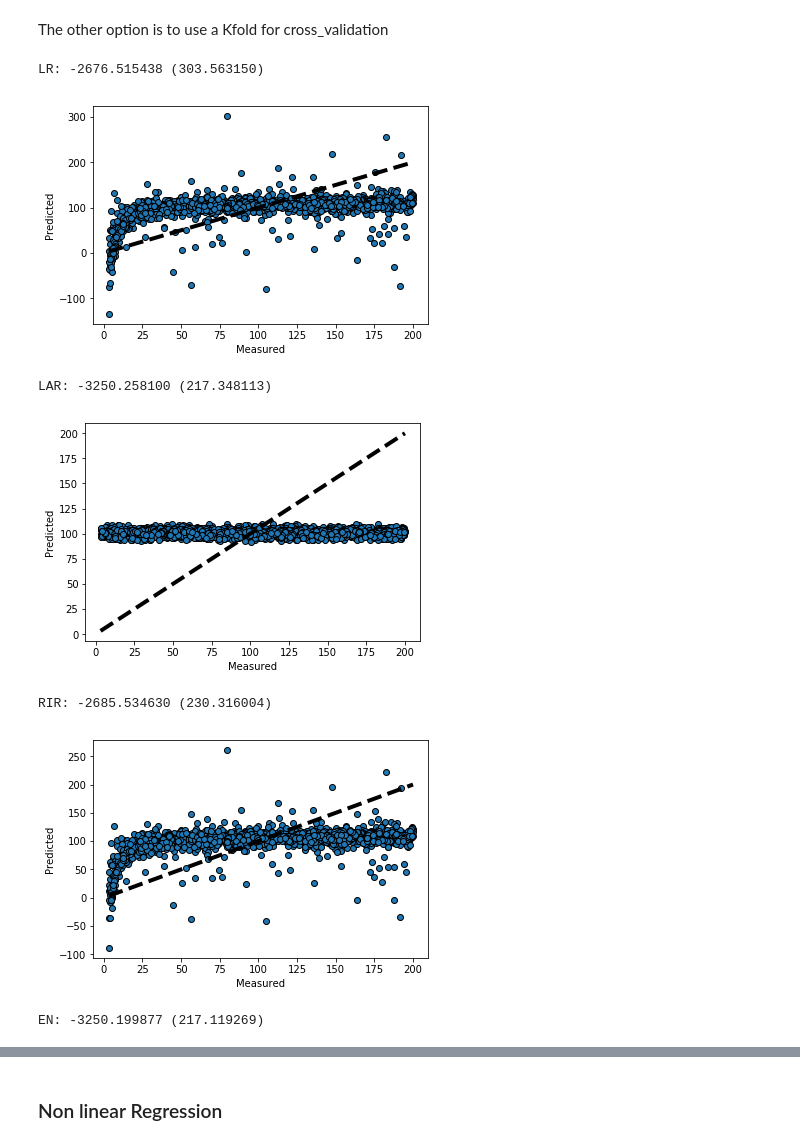
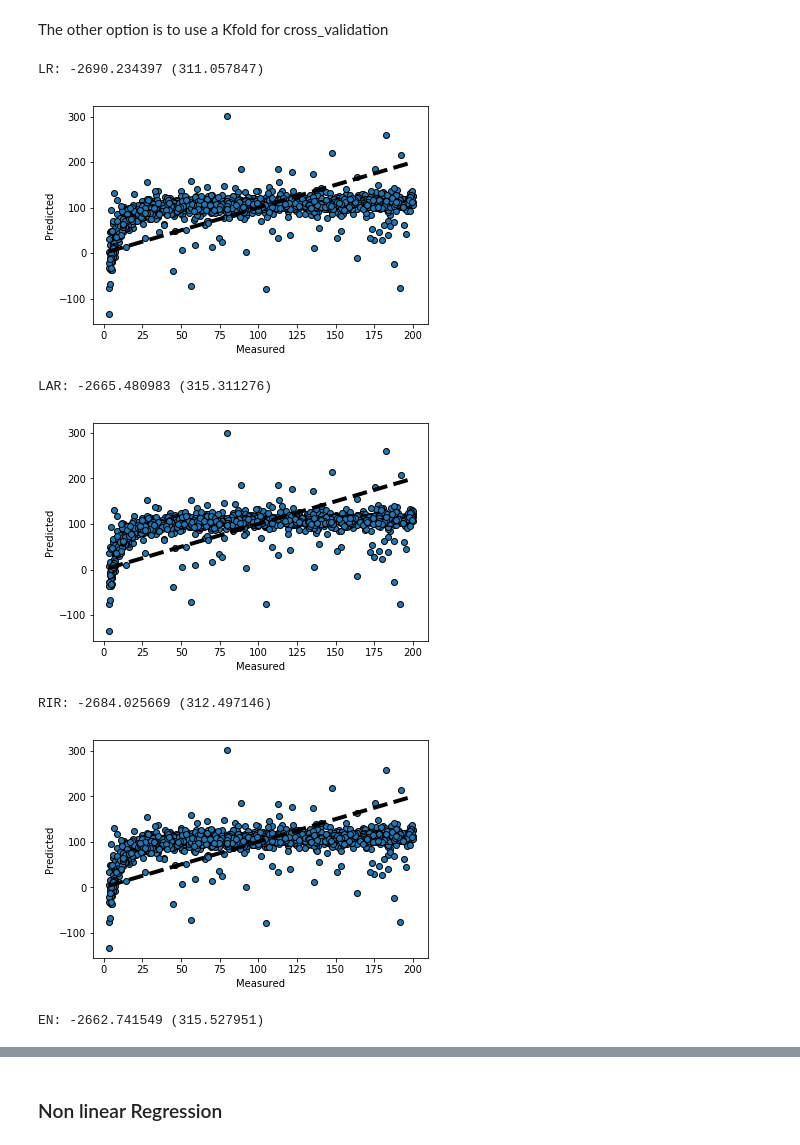
Before and after one commit to Tommaso93/MuonPOGAnalysisTemplate, a Jupyter notebook: Jupyter_Notebooks_miscellaneous/2-csv_regression.ipynb, the cells around one changed output, grey strips where cells are left out. Cells and saved outputs as stored; diff of their text form; code cells hidden in the pictures.

```diff
--- a/Jupyter_Notebooks_miscellaneous/2-csv_regression.ipynb
+++ b/Jupyter_Notebooks_miscellaneous/2-csv_regression.ipynb
@@ -28,7 +28,7 @@ from sklearn.model_selection import train_test_split
 # %% [markdown]
 Load the csv into a pandas dataframe
 # %%
-filename = '../MuonPOGAnalysisTemplate/output/bxcut_org2.csv'
+filename = '../MuonPOGAnalysisTemplate/output/bxcut_org.csv'
 dataframe = read_csv(filename)
 array = dataframe.values
 dataframe
@@ -76,7 +76,7 @@ del ax
 The other option is to use a Kfold for cross_validation
 # %%
 #load dataset
-filename = '../MuonPOGAnalysisTemplate/output/bxcut_org2.csv'
+filename = '../MuonPOGAnalysisTemplate/output/bxcut_org.csv'
 dataframe = read_csv(filename)
 array = dataframe.values
 dataframe
@@ -91,37 +91,37 @@ models.append(( 'RIR' , Ridge()))
 models.append(( 'EN' , ElasticNet()))
 
 #evaluate each model in turn
 results = []
 names = []
 scoring = 'neg_mean_squared_error'
 for name,model in models:
     kfold = KFold(n_splits=15, random_state=7)
     cv_results = cross_val_score(model, X, Y, cv=kfold, scoring=scoring)
     results.append(cv_results)
     names.append(name)
     msg = "%s: %f (%f)" % (name, cv_results.mean(), cv_results.std())
     print(msg)
     predicted = cross_val_predict(model, X, Y, cv=kfold)
     fig, ax = plt.subplots()
     ax.scatter(Y, predicted, edgecolors=(0, 0, 0))
     ax.plot([Y.min(), Y.max()], [Y.min(), Y.max()], 'k--', lw=4)
     ax.set_xlabel('Measured')
     ax.set_ylabel('Predicted')
     plt.show()
     del ax
 
     # boxplot algorithm comparison
 fig = plt.figure()
 fig.suptitle('Algorithm Comparison')
 ax = fig.add_subplot(111)
 plt.boxplot(results)
 ax.set_xticklabels(names)
 plt.show()
 # %% [output]
-LR: -2676.515438 (303.563150)
+LR: -2690.234397 (311.057847)
-[figure, old version]
+[figure, new version]
-LAR: -3250.258100 (217.348113)
+LAR: -2665.480983 (315.311276)
-[figure, old version]
+[figure, new version]
-RIR: -2685.534630 (230.316004)
+RIR: -2684.025669 (312.497146)
-[figure, old version]
+[figure, new version]
-EN: -3250.199877 (217.119269)
+EN: -2662.741549 (315.527951)
```
Also changed, not shown: parts of 7 cells of this notebook.
